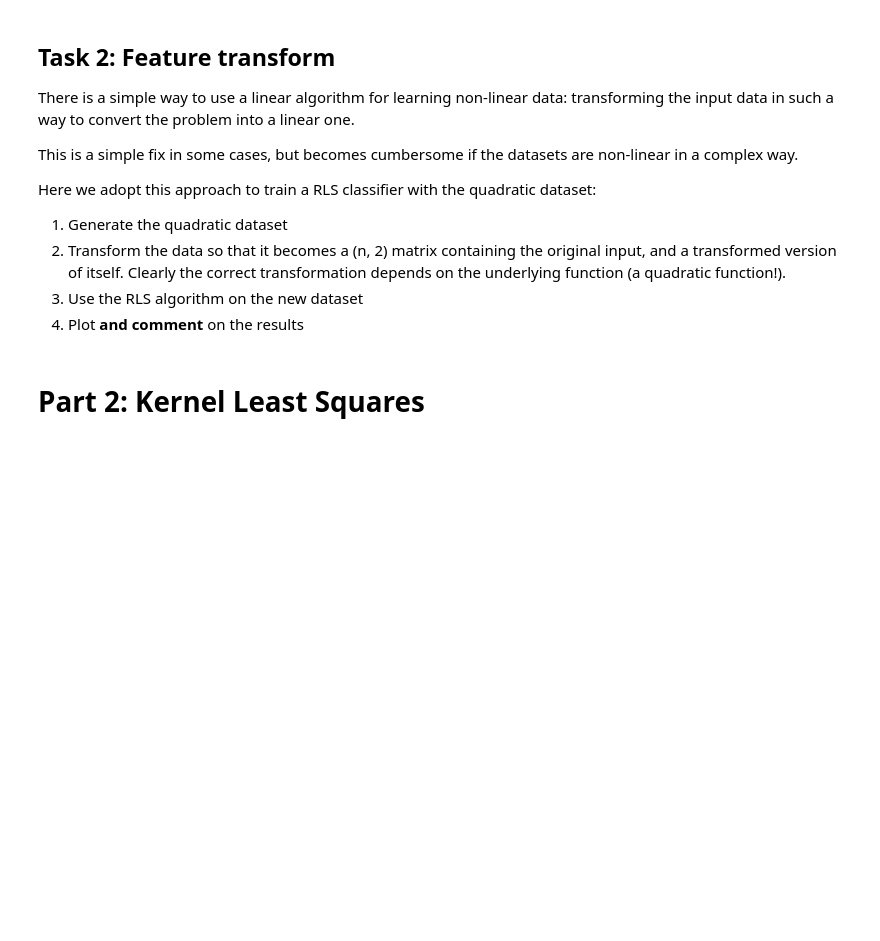
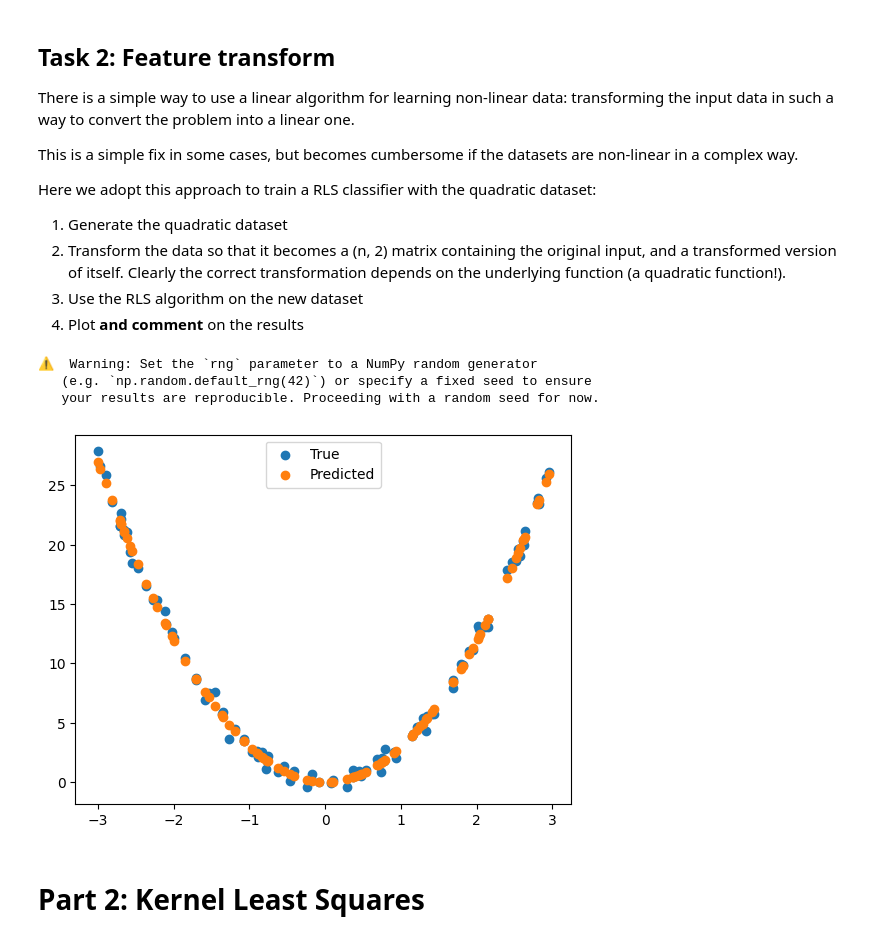
Before and after one commit to mariomine88/Unige_code, a Jupyter notebook: Master/First/ML/lab4/Lab4-KRLS.ipynb, the cells around one changed output. Saved outputs shown, nothing was run; the diff lists cells and outputs as text; code cells hidden in the pictures; blank space fills up the shorter version.

```diff
--- a/Master/First/ML/lab4/Lab4-KRLS.ipynb
+++ b/Master/First/ML/lab4/Lab4-KRLS.ipynb
@@ -107,17 +118,23 @@ Here we adopt this approach to train a RLS classifier with the quadratic dataset
 x_tr, y_tr = quadratic_data_gen(100, np.array([3]), 0.5)
 
 # TODO: Instead of just the given xs build a feature matrix with the xs and their squares:
-trsf_x_tr = np.concatenate([...], axis=1)
+trsf_x_tr = np.concatenate([x_tr, x_tr ** 2], axis=1)
 assert trsf_x_tr.shape == (x_tr.shape[0], 2), f"Shape of x_tr is {x_tr.shape}. Expected ({x_tr.shape[0]}, 2)"
+# %% [output]
+⚠️  Warning: Set the `rng` parameter to a NumPy random generator
+   (e.g. `np.random.default_rng(42)`) or specify a fixed seed to ensure
+   your results are reproducible. Proceeding with a random seed for now.
 # %%
 # TODO: Now train a linear regression function on the new data!
-trsf_w_rls = ...
-pred_tr = ...
+trsf_w_rls = rls_train(trsf_x_tr, y_tr, reg_par=0.1)
+pred_tr = rls_predict(trsf_x_tr, trsf_w_rls)
 
 fig, ax = plt.subplots()
 ax.scatter(x_tr, y_tr, label="True")
 ax.scatter(x_tr, pred_tr, label="Predicted")
 ax.legend(loc="upper center");
+# %% [output]
+[figure, added]
 # %% [markdown]
 # Part 2: Kernel Least Squares
 # %% [markdown]
```
Also changed, not shown: parts of 12 cells of this notebook.
